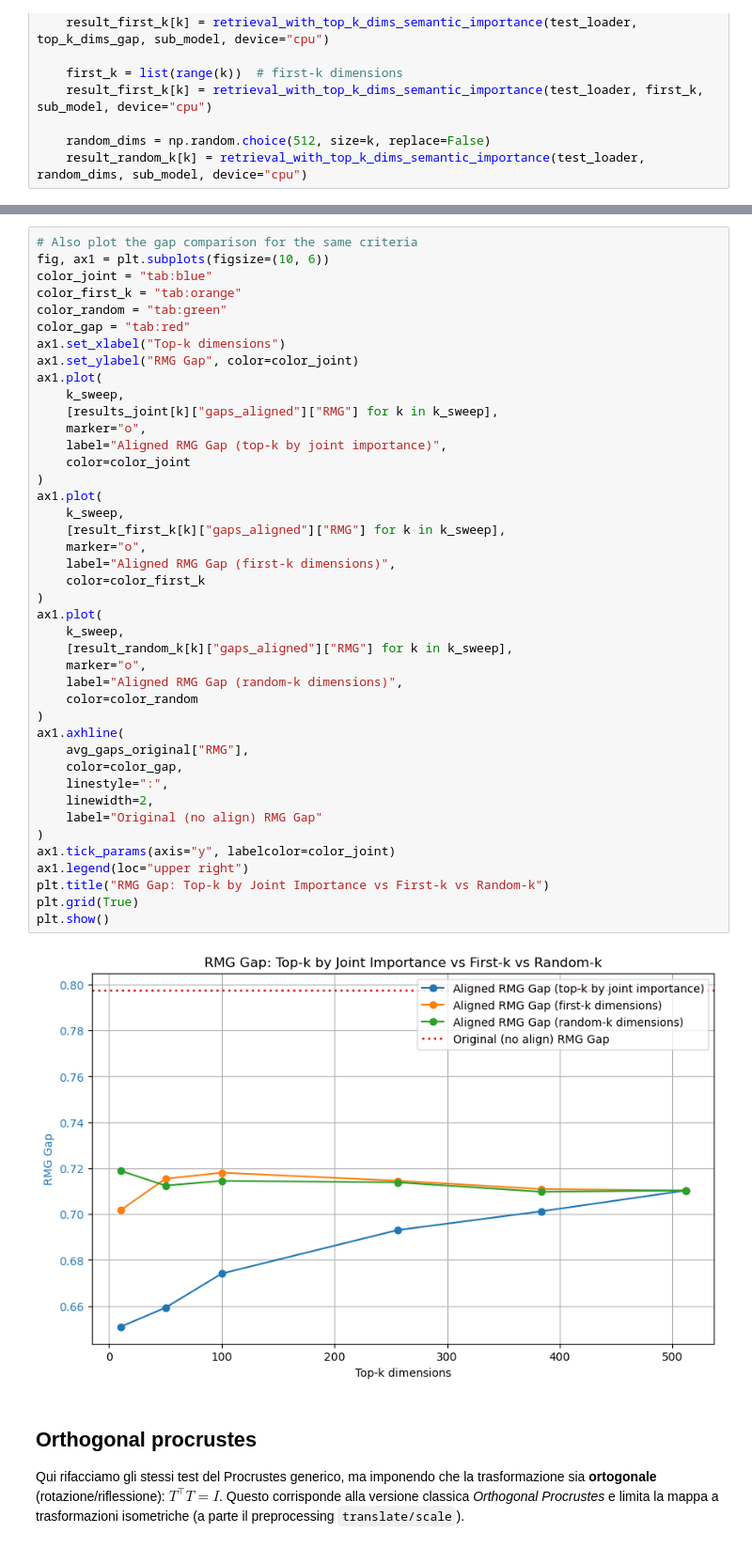
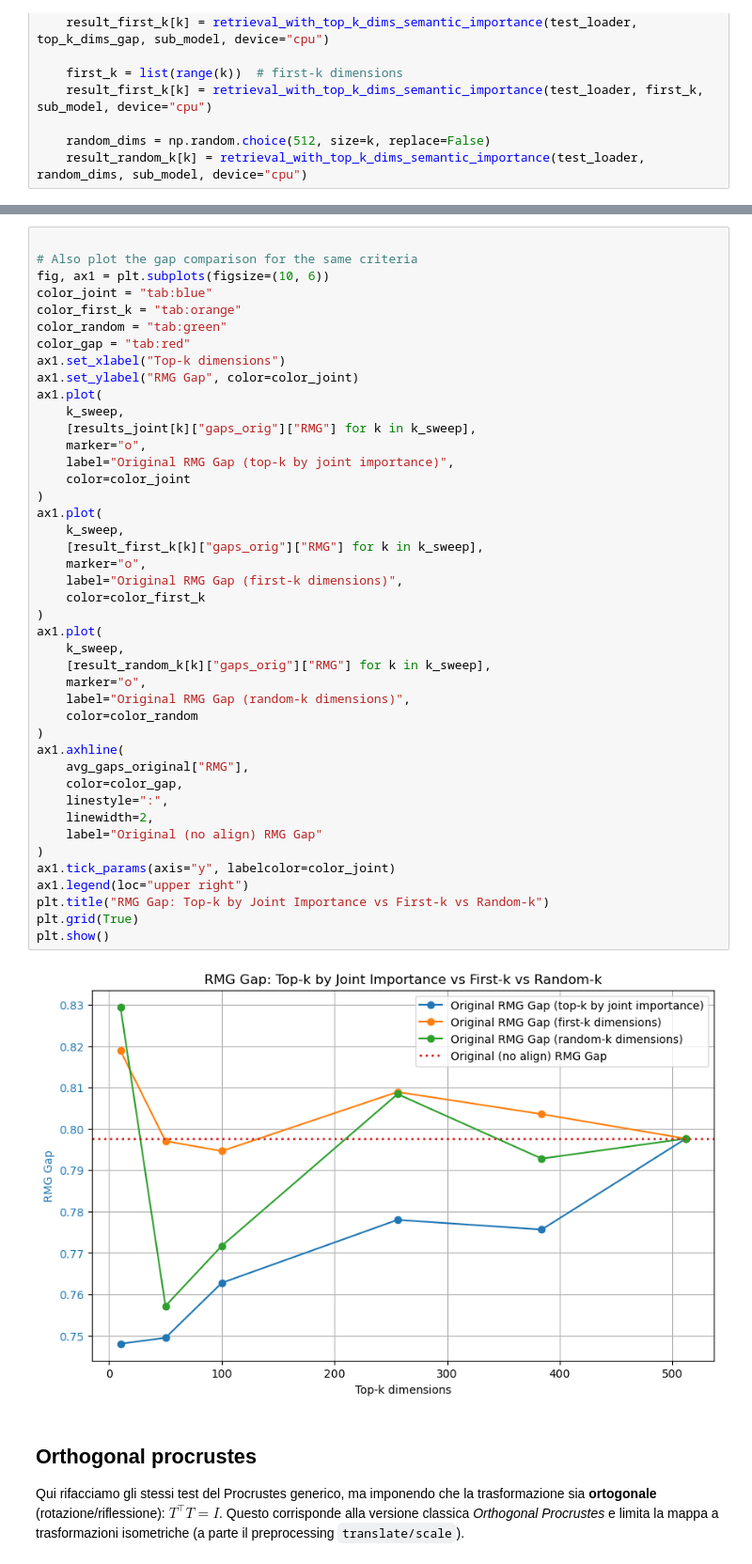
Before and after one commit to manu-kick/Deep-subspace-aligment-and-modality-gap-dimensions, a Jupyter notebook: analysis/procrustes_clip.ipynb, the cells around one changed output, grey strips where cells are left out. Shown at 94% size. Saved outputs shown, nothing was run; the diff lists cells and outputs as text.

```diff
--- a/analysis/procrustes_clip.ipynb
+++ b/analysis/procrustes_clip.ipynb
@@ -1850,4 +1859,5 @@ plt.show()
 # %%
+
 # Also plot the gap comparison for the same criteria
 fig, ax1 = plt.subplots(figsize=(10, 6))
 color_joint = "tab:blue"
@@ -1857,40 +1867,40 @@ color_gap = "tab:red"
 ax1.set_xlabel("Top-k dimensions")
 ax1.set_ylabel("RMG Gap", color=color_joint)
 ax1.plot(
     k_sweep,
-    [results_joint[k]["gaps_aligned"]["RMG"] for k in k_sweep],
+    [results_joint[k]["gaps_orig"]["RMG"] for k in k_sweep],
     marker="o",
-    label="Aligned RMG Gap (top-k by joint importance)",
+    label="Original RMG Gap (top-k by joint importance)",
     color=color_joint
 )
 ax1.plot(
     k_sweep,
-    [result_first_k[k]["gaps_aligned"]["RMG"] for k in k_sweep],
+    [result_first_k[k]["gaps_orig"]["RMG"] for k in k_sweep],
     marker="o",
-    label="Aligned RMG Gap (first-k dimensions)",
+    label="Original RMG Gap (first-k dimensions)",
     color=color_first_k
 )
 ax1.plot(
     k_sweep,
-    [result_random_k[k]["gaps_aligned"]["RMG"] for k in k_sweep],
+    [result_random_k[k]["gaps_orig"]["RMG"] for k in k_sweep],
     marker="o",
-    label="Aligned RMG Gap (random-k dimensions)",
+    label="Original RMG Gap (random-k dimensions)",
     color=color_random
 )
 ax1.axhline(
     avg_gaps_original["RMG"],
     color=color_gap,
     linestyle=":",
     linewidth=2,
     label="Original (no align) RMG Gap"
 )
 ax1.tick_params(axis="y", labelcolor=color_joint)
 ax1.legend(loc="upper right")
 plt.title("RMG Gap: Top-k by Joint Importance vs First-k vs Random-k")
 plt.grid(True)
 plt.show()
 # %% [output]
-[figure, old version]
+[figure, new version]
 # %% [markdown]
 ## Orthogonal procrustes
 Qui rifacciamo gli stessi test del Procrustes generico, ma imponendo che la trasformazione sia **ortogonale** (rotazione/riflessione): $T^\top T = I$. Questo corrisponde alla versione classica *Orthogonal Procrustes* e limita la mappa a trasformazioni isometriche (a parte il preprocessing `translate/scale`).
```
Also changed, not shown: parts of 1 cell of this notebook.
